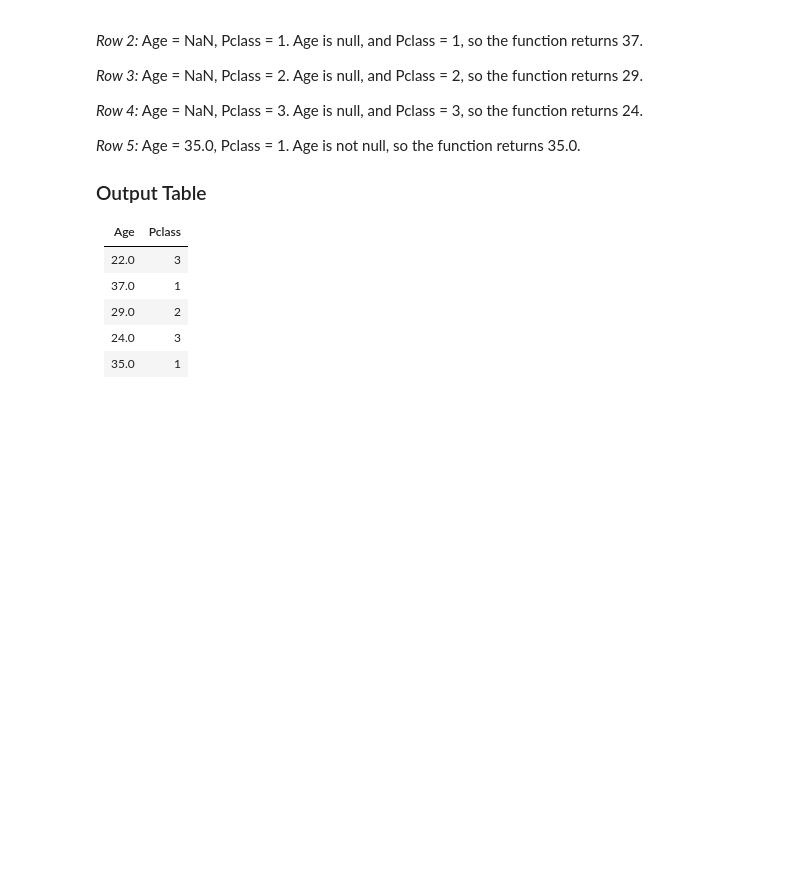
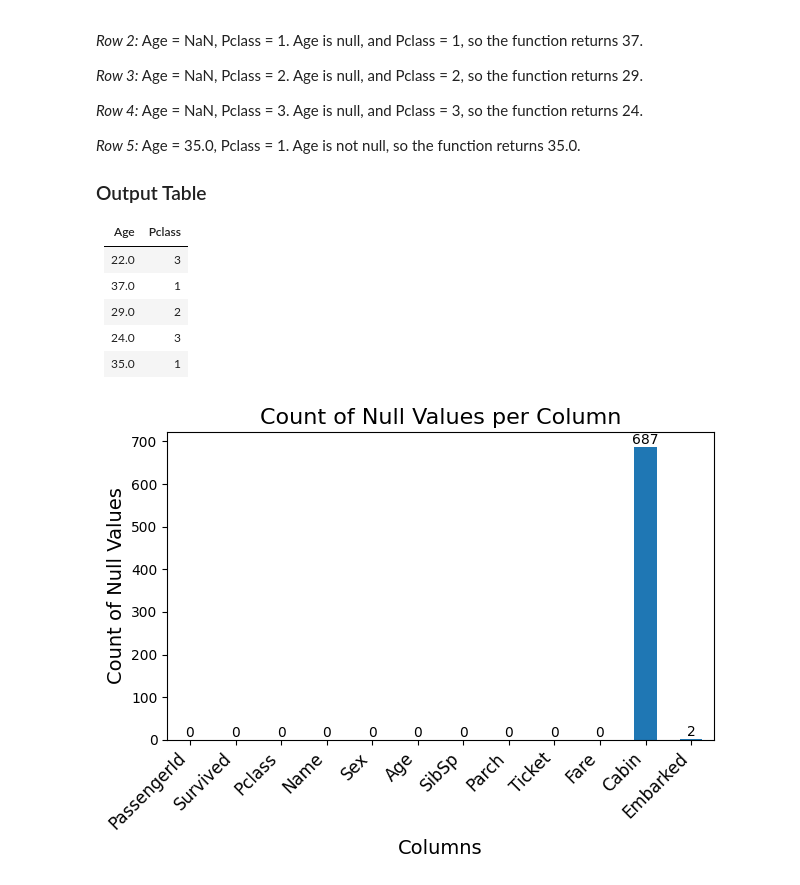
Before and after one commit to SiddheshDaphane/Python-for-data-science-and-machine-learning, a Jupyter notebook: 8.Logistic_Regression/1. Logistic_Regression.ipynb, the cells around one changed output. Saved outputs shown, nothing was run; the diff lists cells and outputs as text; code cells hidden in the pictures; blank space fills up the shorter version.

```diff
--- a/8.Logistic_Regression/1. Logistic_Regression.ipynb
+++ b/8.Logistic_Regression/1. Logistic_Regression.ipynb
@@ -206,3 +206,27 @@ Age is not null, so the function returns 35.0.
 | 35.0 | 1      |
 # %%
 train['Age'] = train[['Age','Pclass']].apply(impute_age,axis=1)
+# %%
+# Ploting missing values now
+
+train.isnull().sum().plot(kind='bar')
+
+plt.title('Count of Null Values per Column', fontsize=16)
+plt.xlabel('Columns', fontsize=14)
+plt.ylabel('Count of Null Values', fontsize=14)
+plt.xticks(rotation=45, ha='right', fontsize=12)  # Rotate and align x-axis labels
+
+# Add annotations for each bar
+for index, value in enumerate(train.isnull().sum()):
+    plt.text(index, value + 0.5, str(value), ha='center', va='bottom', fontsize=10, color='black')
+
+# x (index), y(value) :- The position to place the text. By default, this is in data coordinates. The coordinate system can be changed using the transform parameter.
+
+# s(str(value)) :-  The text.
+
+# horizontalalignment='center', verticalalignment='bottom'
+
+plt.tight_layout()  # Adjust layout to prevent label overlap
+plt.show()
+# %% [output]
+[figure, added]
```
Also changed, not shown: parts of 21 cells of this notebook.
